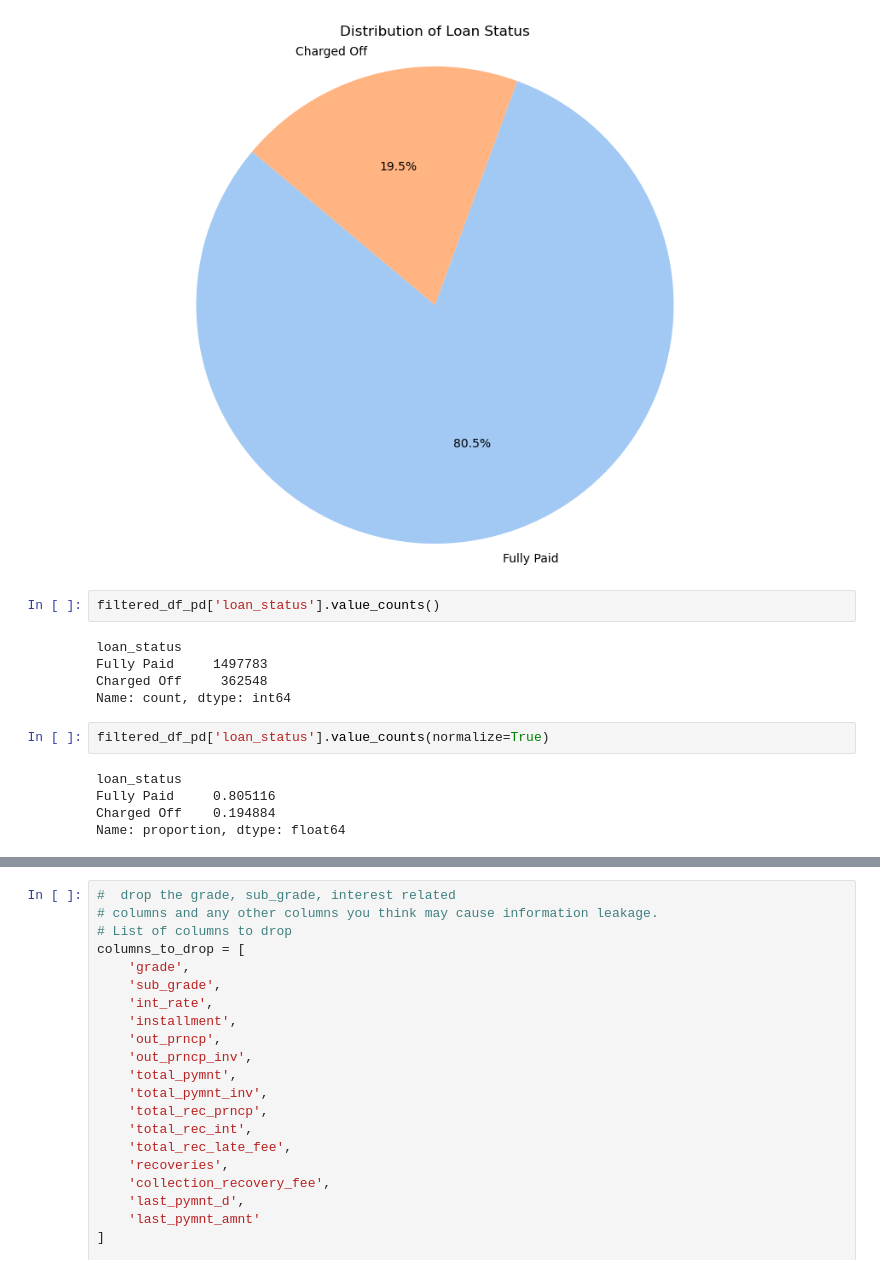
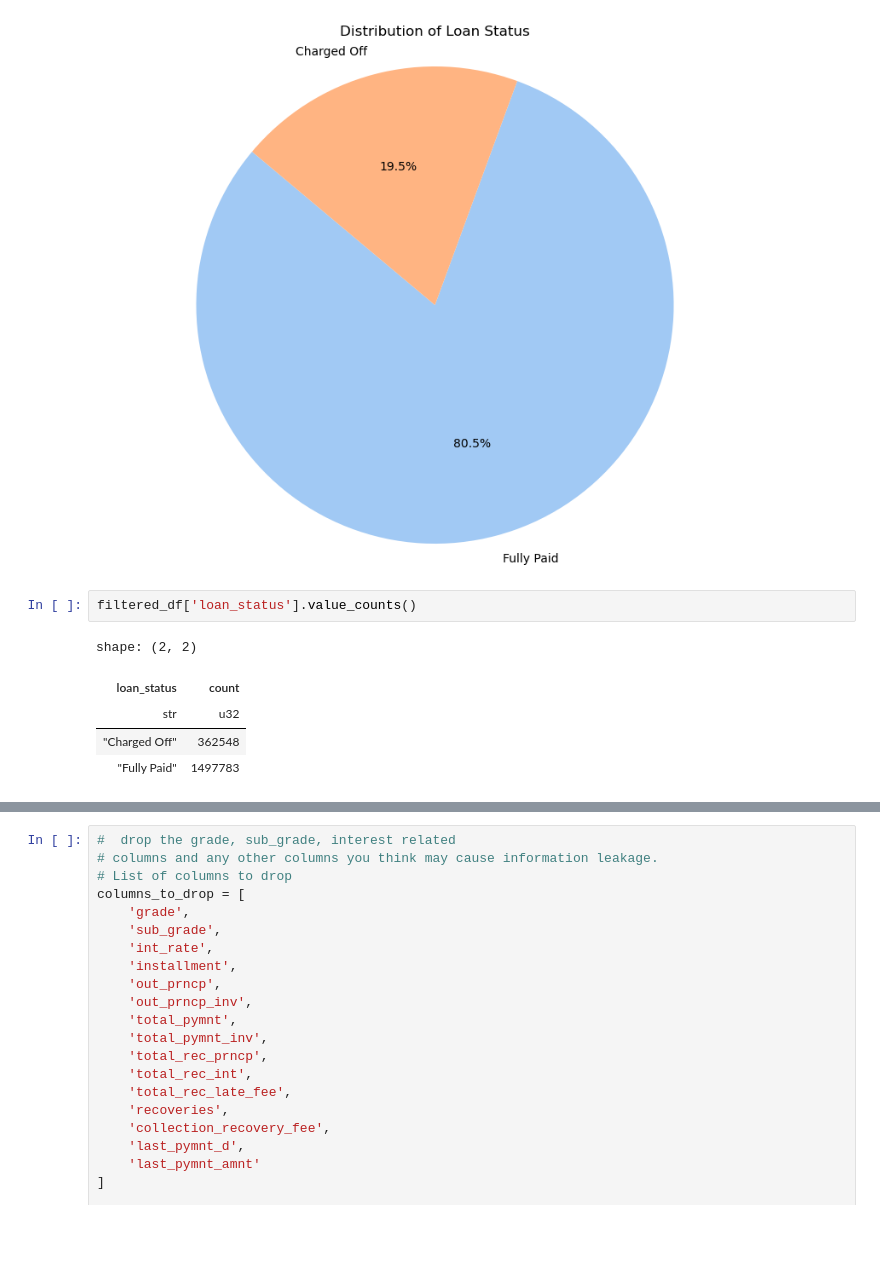
Before and after one commit to manolaz/kaggle-lending-hub-2024, a Jupyter notebook: trung-nva-lending-club-2007-20.ipynb, the cells around one changed output, grey strips where cells are left out. Saved outputs shown, nothing was run; the diff lists cells and outputs as text; blank space fills up the shorter version.

```diff
--- a/trung-nva-lending-club-2007-20.ipynb
+++ b/trung-nva-lending-club-2007-20.ipynb
@@ -160,17 +139,11 @@ plt.show()
 # %% [output]
 [figure]
 # %%
-filtered_df_pd['loan_status'].value_counts()
+filtered_df['loan_status'].value_counts()
 # %% [output]
-loan_status
-Fully Paid     1497783
-Charged Off     362548
-Name: count, dtype: int64
+shape: (2, 2)
+| loan_status | count |
+| str | u32 |
+| "Charged Off" | 362548 |
+| "Fully Paid" | 1497783 |
-# %%
-filtered_df_pd['loan_status'].value_counts(normalize=True)
-# %% [output]
-loan_status
-Fully Paid     0.805116
-Charged Off    0.194884
-Name: proportion, dtype: float64
 # %%
```
Also changed, not shown: parts of 15 cells of this notebook.
